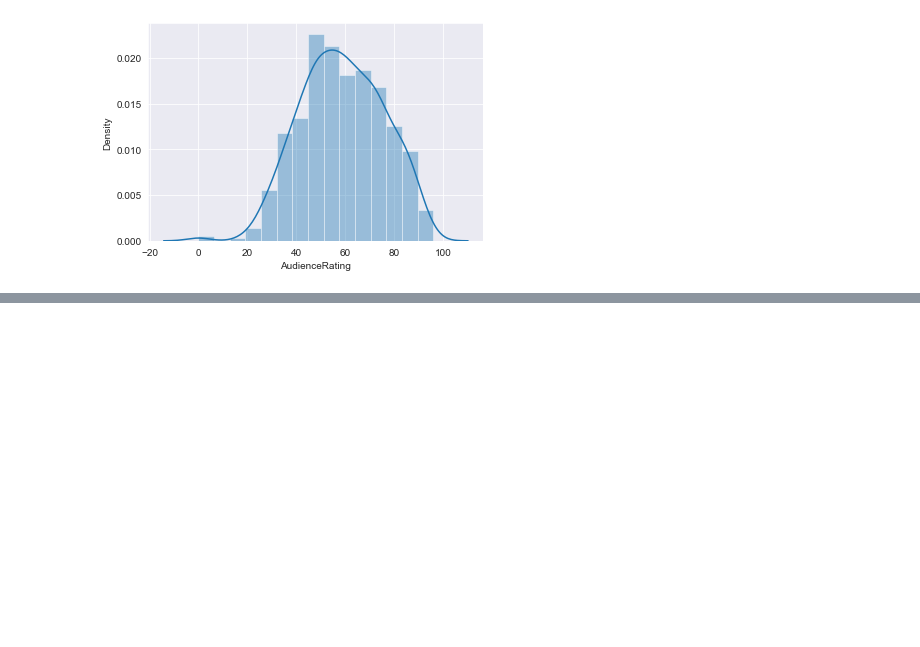
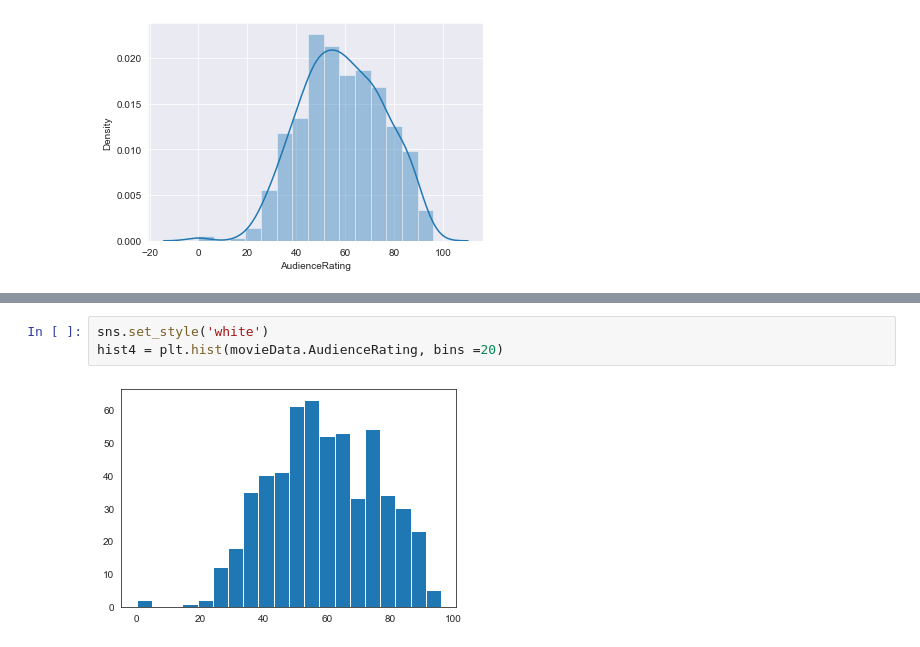
Before and after one commit to 07vikash/Movie-Rating-analysis, a Jupyter notebook: Movie-rating-analysis.ipynb, the cells around one changed output, grey strips where cells are left out. Cells and saved outputs as stored; diff of their text form; blank space fills up the shorter version.

```diff
--- a/Movie-rating-analysis.ipynb
+++ b/Movie-rating-analysis.ipynb
@@ -274,0 +277,5 @@ hist3 = plt.hist(movieData.AudienceRating)
+# %%
+sns.set_style('white')
+hist4 = plt.hist(movieData.AudienceRating, bins =20)
+# %% [output]
+[figure, added]
```
Also changed, not shown: parts of 3 cells of this notebook.
